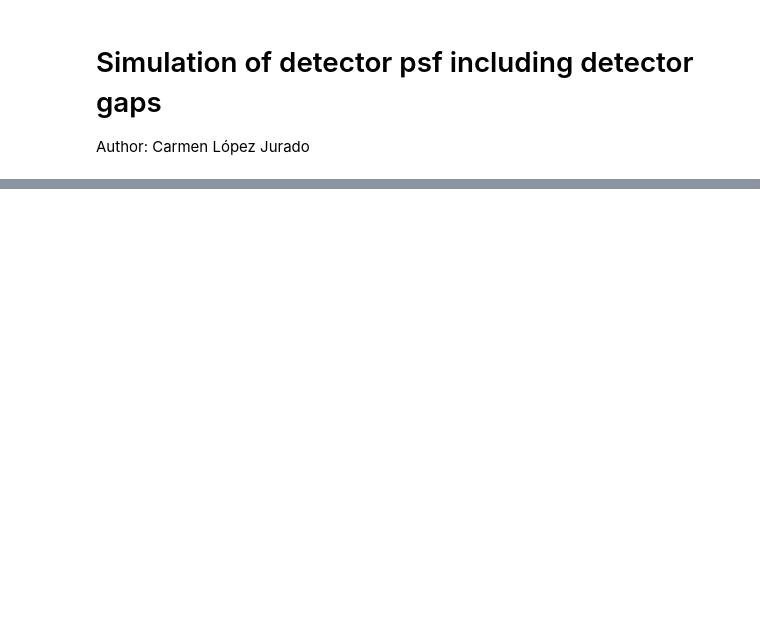
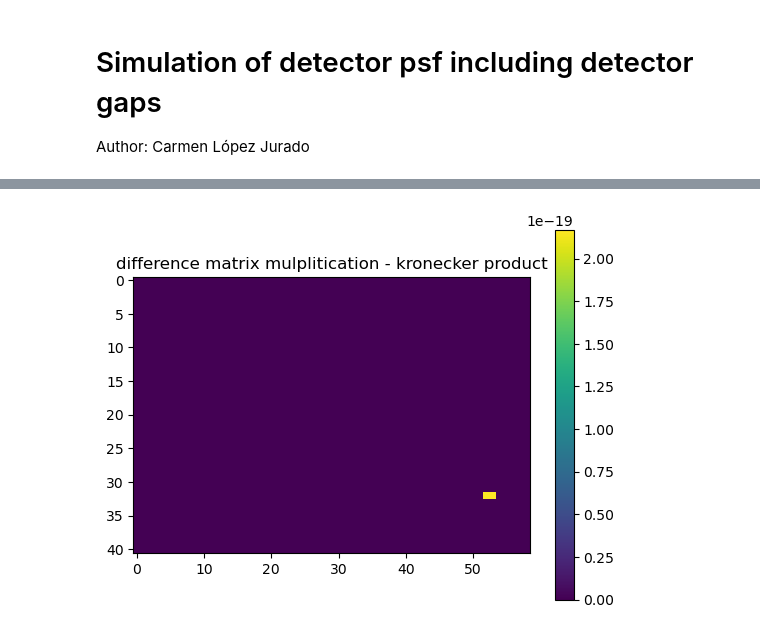
Before and after one commit to maxiv-science/xtrace, a Jupyter notebook: psf_experiments/4_psf_example_gaps.ipynb, the cells around one changed output, grey strips where cells are left out. Saved outputs shown, nothing was run; the diff lists cells and outputs as text; code cells hidden in the pictures; blank space fills up the shorter version.

```diff
--- a/psf_experiments/4_psf_example_gaps.ipynb
+++ b/psf_experiments/4_psf_example_gaps.ipynb
@@ -91,0 +100,10 @@ plt.show()
+# %%
+#checking that T is equivalent to H and V
+distorted_img_3 = (H).get()@ (G.get()@img.flatten()).reshape(img.shape) @(V).get()
+dif = np.abs(distorted_img_3 - distorted_img_2)
+plt.imshow(dif)
+plt.colorbar()
+plt.title("difference matrix mulplitication - kronecker product")
+plt.show()
+# %% [output]
+[figure, added]
```
Also changed, not shown: parts of 2 cells of this notebook, 2 other files.
